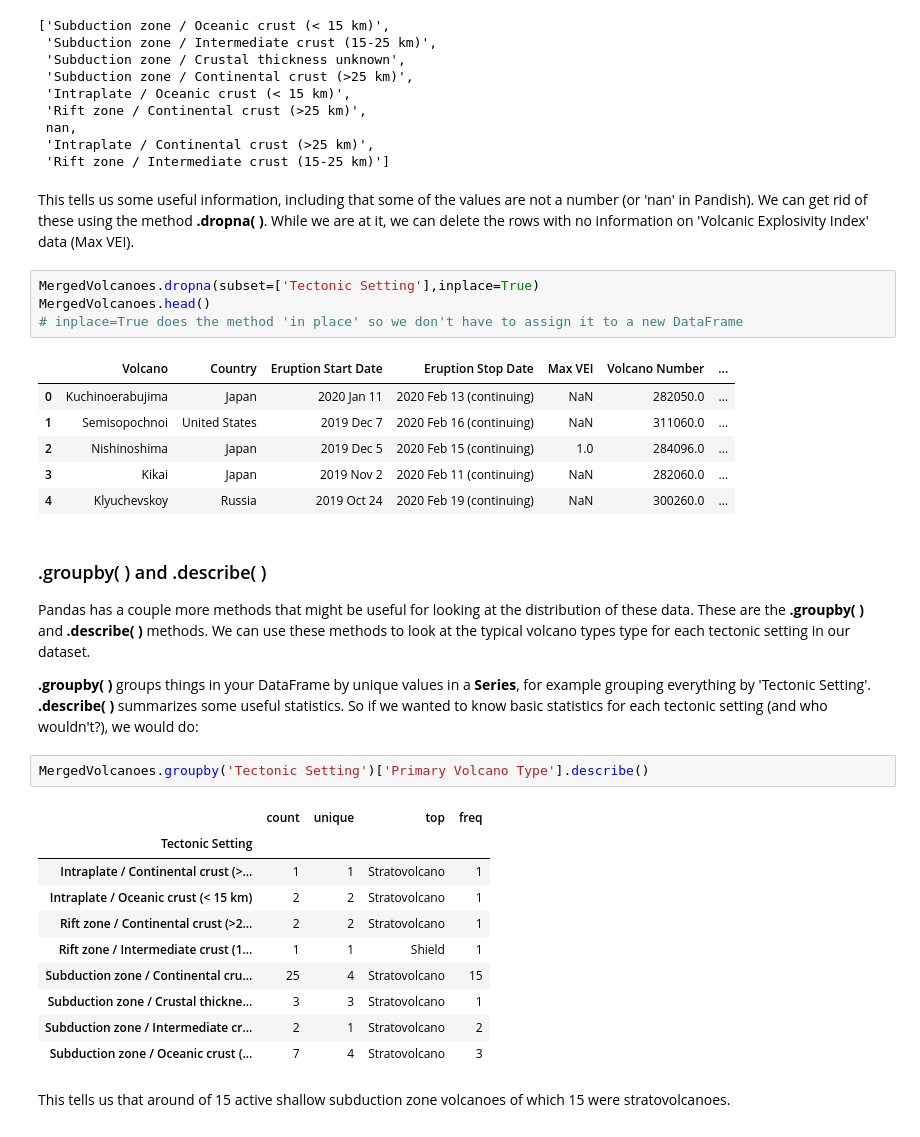
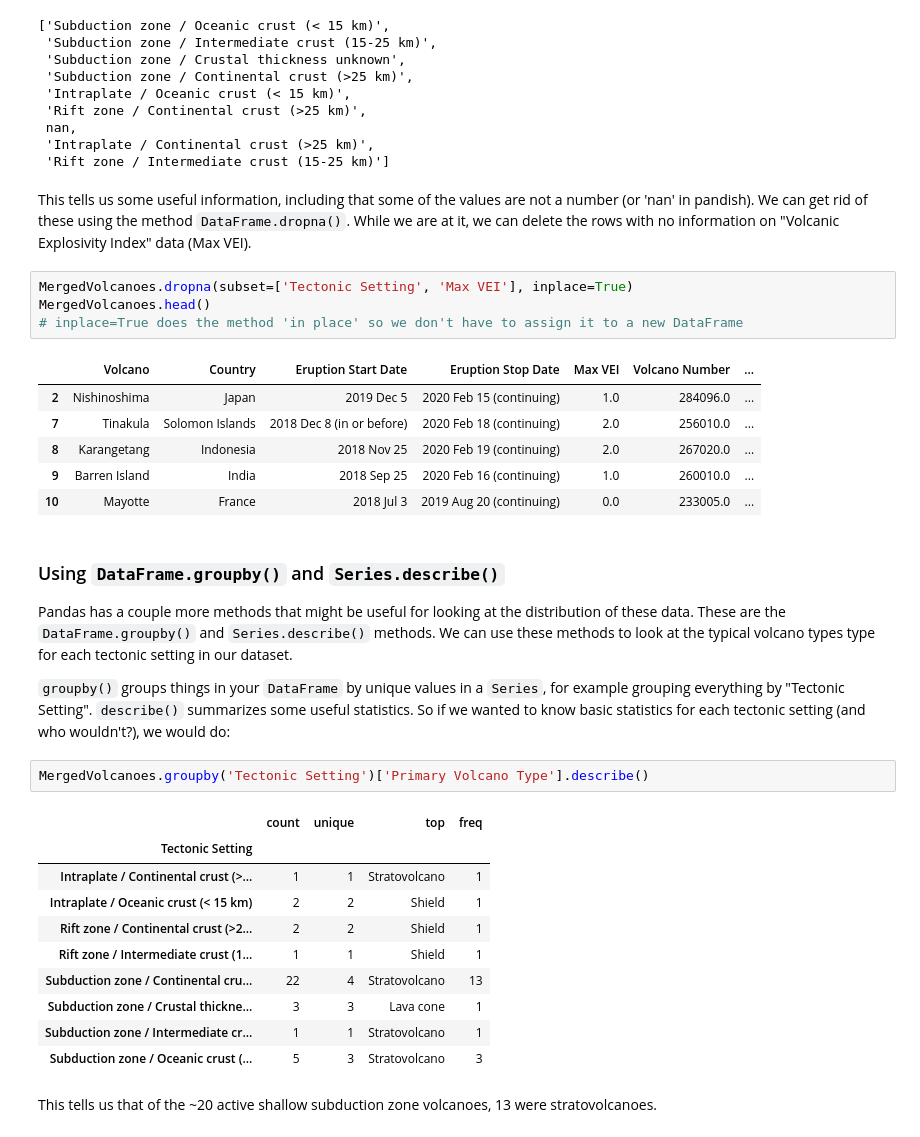
Before and after one commit to ltauxe/Python-for-Earth-Science-Students, a Jupyter notebook: Lecture_12.ipynb, the cells around one changed output. Drawn from its saved outputs; the diff is of its cells as text.

```diff
--- a/Lecture_12.ipynb
+++ b/Lecture_12.ipynb
@@ -432,36 +430,36 @@ list(MergedVolcanoes['Tectonic Setting'].unique())
  'Intraplate / Continental crust (>25 km)',
  'Rift zone / Intermediate crust (15-25 km)']
 # %% [markdown]
-This tells us some useful information, including that some of the values are not a number (or 'nan' in Pandish). We can get rid of these using the method **.dropna( )**.  While we are at it, we can delete the rows with no information on 'Volcanic Explosivity Index' data (Max VEI).
+This tells us some useful information, including that some of the values are not a number (or 'nan' in pandish). We can get rid of these using the method `DataFrame.dropna()`. While we are at it, we can delete the rows with no information on "Volcanic Explosivity Index" data (Max VEI).
 # %%
-MergedVolcanoes.dropna(subset=['Tectonic Setting'],inplace=True)
+MergedVolcanoes.dropna(subset=['Tectonic Setting', 'Max VEI'], inplace=True)
 MergedVolcanoes.head()
 # inplace=True does the method 'in place' so we don't have to assign it to a new DataFrame
 # %% [output]
 |  | Volcano | Country | Eruption Start Date | Eruption Stop Date | Max VEI | Volcano Number | ... |
-| 0 | Kuchinoerabujima | Japan | 2020 Jan 11 | 2020 Feb 13 (continuing) | NaN | 282050.0 | ... |
-| 1 | Semisopochnoi | United States | 2019 Dec 7 | 2020 Feb 16 (continuing) | NaN | 311060.0 | ... |
 | 2 | Nishinoshima | Japan | 2019 Dec 5 | 2020 Feb 15 (continuing) | 1.0 | 284096.0 | ... |
-| 3 | Kikai | Japan | 2019 Nov 2 | 2020 Feb 11 (continuing) | NaN | 282060.0 | ... |
-| 4 | Klyuchevskoy | Russia | 2019 Oct 24 | 2020 Feb 19 (continuing) | NaN | 300260.0 | ... |
+| 7 | Tinakula | Solomon Islands | 2018 Dec 8 (in or before) | 2020 Feb 18 (continuing) | 2.0 | 256010.0 | ... |
+| 8 | Karangetang | Indonesia | 2018 Nov 25 | 2020 Feb 19 (continuing) | 2.0 | 267020.0 | ... |
+| 9 | Barren Island | India | 2018 Sep 25 | 2020 Feb 16 (continuing) | 1.0 | 260010.0 | ... |
+| 10 | Mayotte | France | 2018 Jul 3 | 2019 Aug 20 (continuing) | 0.0 | 233005.0 | ... |
 # %% [markdown]
-### .groupby( ) and .describe( )
+### Using `DataFrame.groupby()` and `Series.describe()`
 
-Pandas has a couple more methods that might be useful for looking at the distribution of these data. These are the **.groupby( )** and **.describe( )** methods. We can use these methods to look at the typical volcano types type for each tectonic setting in our dataset.
+Pandas has a couple more methods that might be useful for looking at the distribution of these data. These are the `DataFrame.groupby()` and `Series.describe()` methods. We can use these methods to look at the typical volcano types type for each tectonic setting in our dataset.
 
-**.groupby( )** groups things in your DataFrame by unique values in a **Series**, for example grouping everything by 'Tectonic Setting'.    **.describe( )** summarizes some useful statistics.  So if we wanted to know basic statistics for each tectonic setting (and who wouldn't?), we would do:
+`groupby()` groups things in your `DataFrame` by unique values in a `Series`, for example grouping everything by "Tectonic Setting". `describe()` summarizes some useful statistics. So if we wanted to know basic statistics for each tectonic setting (and who wouldn't?), we would do:
 # %%
 MergedVolcanoes.groupby('Tectonic Setting')['Primary Volcano Type'].describe()
 # %% [output]
 |  | count | unique | top | freq |
 | Tectonic Setting |  |  |  |  |
 | Intraplate / Continental crust (>... | 1 | 1 | Stratovolcano | 1 |
-| Intraplate / Oceanic crust (< 15 km) | 2 | 2 | Stratovolcano | 1 |
-| Rift zone / Continental crust (>2... | 2 | 2 | Stratovolcano | 1 |
+| Intraplate / Oceanic crust (< 15 km) | 2 | 2 | Shield | 1 |
+| Rift zone / Continental crust (>2... | 2 | 2 | Shield | 1 |
 | Rift zone / Intermediate crust (1... | 1 | 1 | Shield | 1 |
-| Subduction zone / Continental cru... | 25 | 4 | Stratovolcano | 15 |
-| Subduction zone / Crustal thickne... | 3 | 3 | Stratovolcano | 1 |
-| Subduction zone / Intermediate cr... | 2 | 1 | Stratovolcano | 2 |
-| Subduction zone / Oceanic crust (... | 7 | 4 | Stratovolcano | 3 |
+| Subduction zone / Continental cru... | 22 | 4 | Stratovolcano | 13 |
+| Subduction zone / Crustal thickne... | 3 | 3 | Lava cone | 1 |
+| Subduction zone / Intermediate cr... | 1 | 1 | Stratovolcano | 1 |
+| Subduction zone / Oceanic crust (... | 5 | 3 | Stratovolcano | 3 |
 # %% [markdown]
-This tells us that around of 15 active shallow subduction zone volcanoes of which 15 were stratovolcanoes.
+This tells us that of the ~20 active shallow subduction zone volcanoes, 13 were stratovolcanoes.
```
Also changed, not shown: parts of 51 cells of this notebook.
